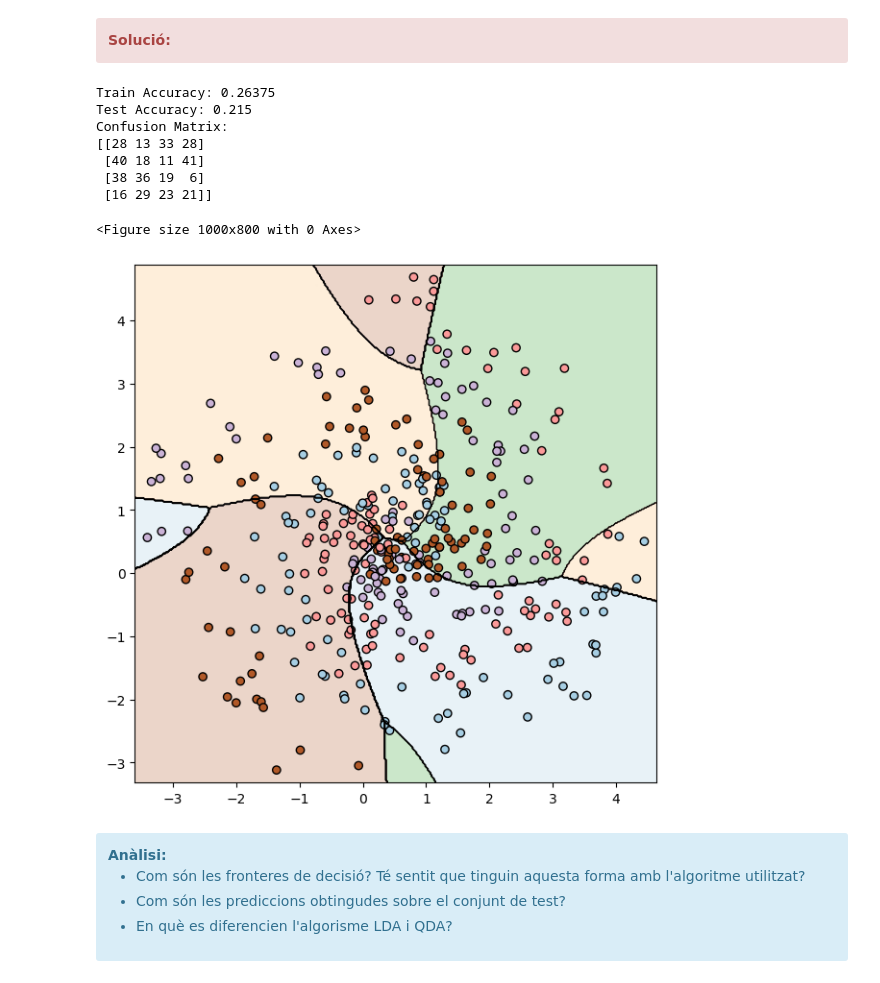
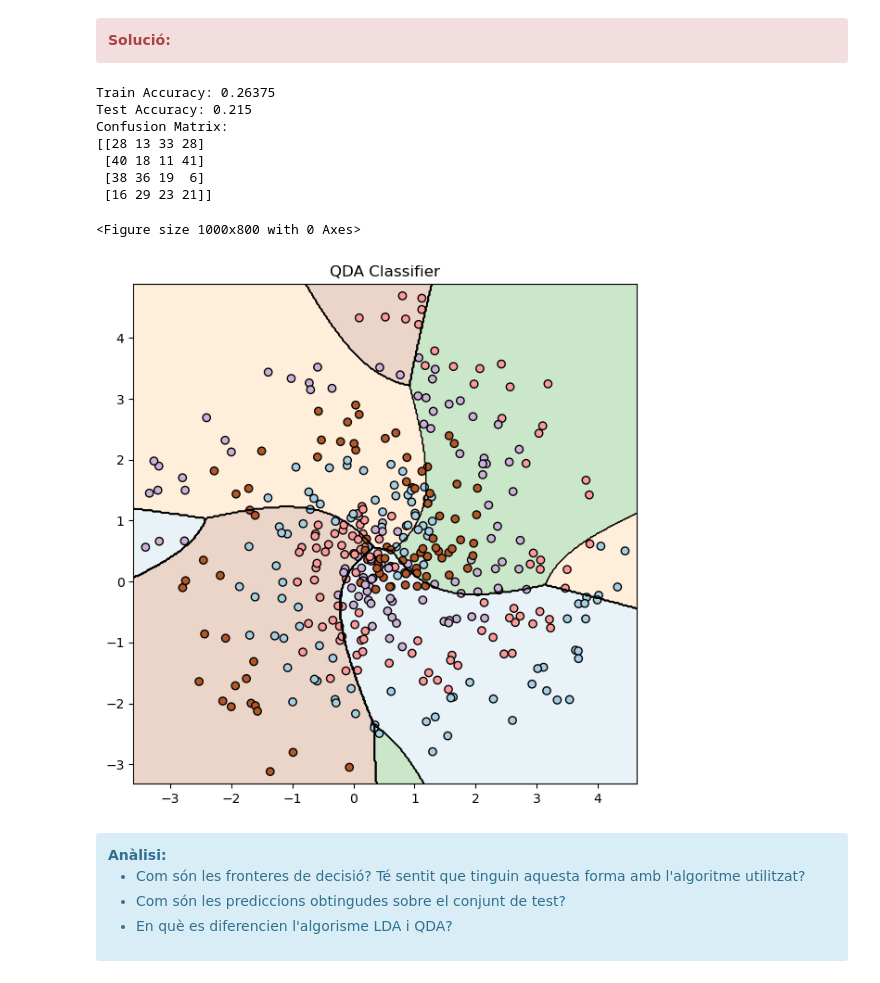
Before and after one commit to xaviermaltas/advancedDataMiningModels, a Jupyter notebook: PAC3/20222_M2.955_PAC3_Enunciat.ipynb, the cells around one changed output. Cells and saved outputs as stored; diff of their text form; code cells hidden in the pictures.

```diff
--- a/PAC3/20222_M2.955_PAC3_Enunciat.ipynb
+++ b/PAC3/20222_M2.955_PAC3_Enunciat.ipynb
@@ -323,34 +324,35 @@ qda.fit(X_train, y_train)
 
 # Making predictions on the train and test datasets
 train_predictions = qda.predict(X_train)
 test_predictions = qda.predict(X_test)
 
 # Calculating the accuracy on the train and test datasets
 train_accuracy = metrics.accuracy_score(y_train, train_predictions)
 test_accuracy = metrics.accuracy_score(y_test, test_predictions)
 
 print("Train Accuracy:", train_accuracy)
 print("Test Accuracy:", test_accuracy)
 
 # Computing the confusion matrix on the test dataset
 confusion_matrix = metrics.confusion_matrix(y_test, test_predictions)
 print("Confusion Matrix:")
 print(confusion_matrix)
 
 # Plotting the decision boundary with the test set
 plt.figure(figsize=(10, 8))
 plot_decision_boundary(qda, X_test, y_test)
+plt.title(f"QDA Classifier")
 plt.show()
 # %% [output]
 Train Accuracy: 0.26375
 Test Accuracy: 0.215
 Confusion Matrix:
 [[28 13 33 28]
  [40 18 11 41]
  [38 36 19  6]
  [16 29 23 21]]
 <Figure size 1000x800 with 0 Axes>
-[figure, old version]
+[figure, new version]
 # %% [markdown]
 <div class="alert alert-block alert-info">
 <strong>Anàlisi:</strong>
```
Also changed, not shown: parts of 15 cells of this notebook.
